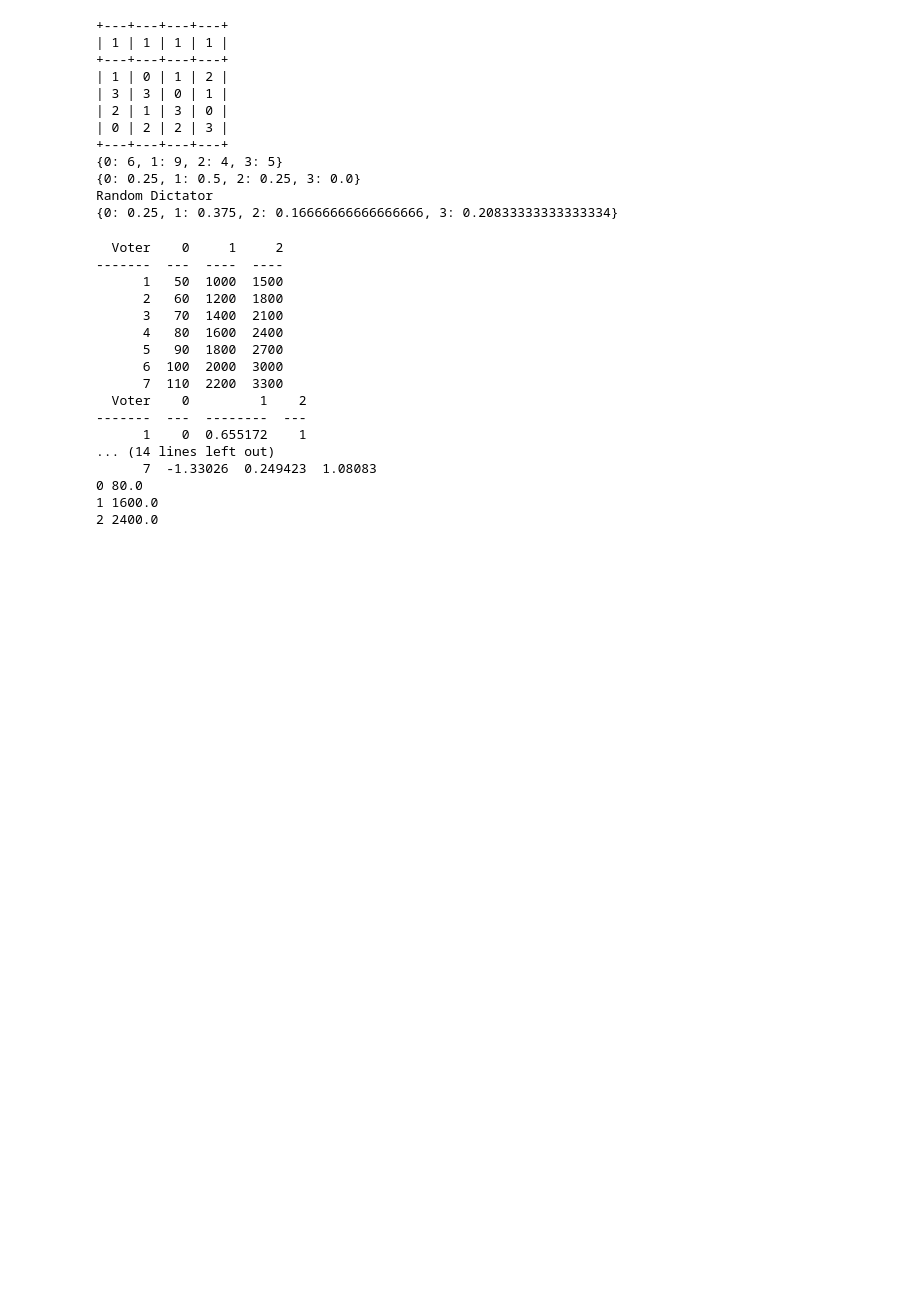
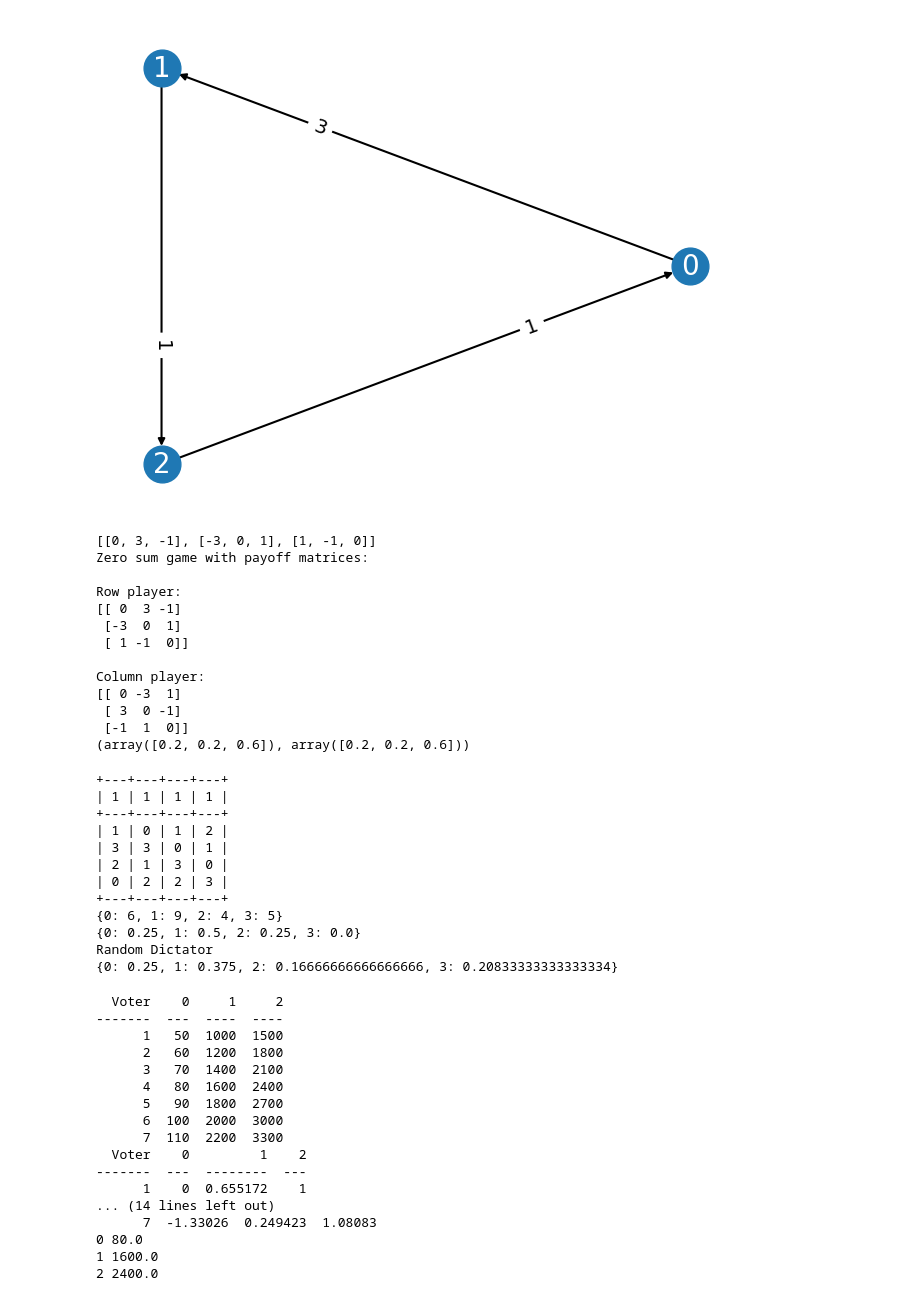
Before and after one commit to voting-tools/pref_voting, a Jupyter notebook: test.ipynb, the cells around one changed output. Saved outputs shown, nothing was run; the diff lists cells and outputs as text; code cells hidden in the pictures; blank space fills up the shorter version.

```diff
--- a/test.ipynb
+++ b/test.ipynb
@@ -18,0 +68,39 @@ from tqdm.notebook import tqdm
+# %%
+
+
+for t in range(1000):
+
+    prof = generate_profile(3, 5)
+    if prof.condorcet_winner() is None:
+        prof.display_margin_graph()
+
+        print(prof.margin_graph().margin_matrix)
+        # Define the payoff matrix for players
+        # A and B should be square matrices where the dimension is equal to the number of actions
+        A = np.array(prof.margin_matrix)
+        B = -A  # For zero sum games, player 2's payoff matrix is the negative of player 1's
+
+        # Create the game
+        game = nash.Game(A)
+        print(game)
+        # Find the Nash Equilibrium with Support Enumeration
+        equilibria = game.support_enumeration()
+        for eq in equilibria:
+            print(eq)
+
+        break
+# %% [output]
+[figure, added]
+[[0, 3, -1], [-3, 0, 1], [1, -1, 0]]
+Zero sum game with payoff matrices:
+
+Row player:
+[[ 0  3 -1]
+ [-3  0  1]
+ [ 1 -1  0]]
+
+Column player:
+[[ 0 -3  1]
+ [ 3  0 -1]
+ [-1  1  0]]
+(array([0.2, 0.2, 0.6]), array([0.2, 0.2, 0.6]))
```
Also changed, not shown: parts of 4 cells of this notebook, 8 other files.
